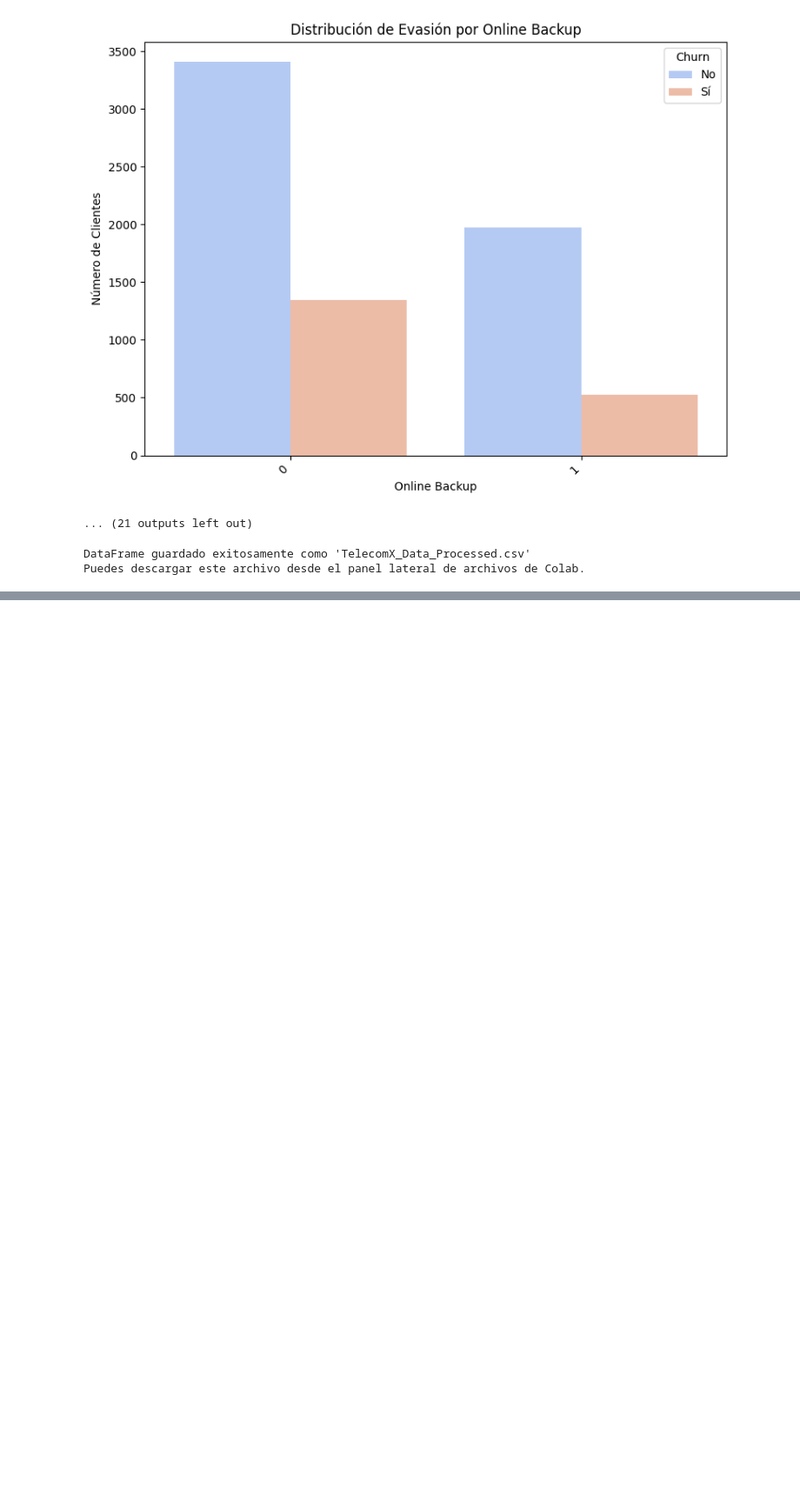
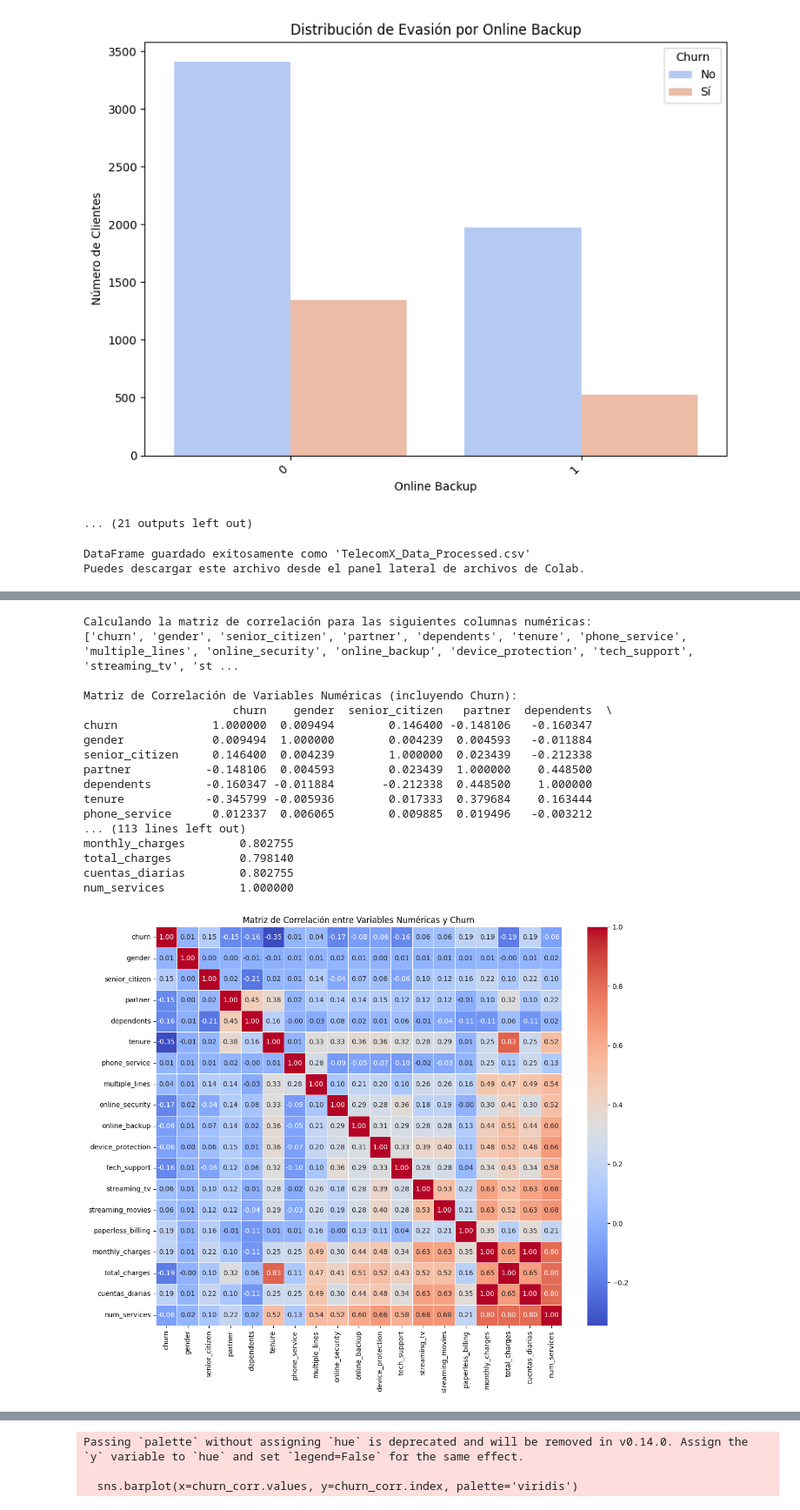
Before and after one commit to juacarato10/Telecom-X-Parte-2, a Jupyter notebook: telecom_parte_2.ipynb, the cells around one changed output, grey strips where cells are left out. Shown at 87% size. Saved outputs shown, nothing was run; the diff lists cells and outputs as text; code cells hidden in the pictures; blank space fills up the shorter version.

```diff
--- a/telecom_parte_2.ipynb
+++ b/telecom_parte_2.ipynb
@@ -445,0 +996,72 @@ print(f"\nDataFrame limpio para modelado guardado como '{output_cleaned_csv_path
+# %%
+import matplotlib.pyplot as plt
+# Calcular la matriz de correlación para columnas numéricas
+# Asegurarse de que 'churn' esté incluida y sea numérica (0/1)
+# Identificar solo las columnas numéricas del DataFrame df_encoded
+numeric_and_churn_cols = df_encoded.select_dtypes(include=['number']).columns.tolist()
+
+# Asegurarse de que 'churn' esté en la lista si es numérica
+if 'churn' in df_encoded.columns and 'churn' not in numeric_and_churn_cols:
+    numeric_and_churn_cols.append('churn')
+
+# Eliminar 'customer_id' si aún está presente y es numérica (aunque ya debería haber sido eliminada)
+if 'customer_id' in numeric_and_churn_cols:
+    numeric_and_churn_cols.remove('customer_id')
+
+if numeric_and_churn_cols:
+    print("\nCalculando la matriz de correlación para las siguientes columnas numéricas:")
+    print(numeric_and_churn_cols)
+
+    correlation_matrix = df_encoded[numeric_and_churn_cols].corr()
+    print("\nMatriz de Correlación de Variables Numéricas (incluyendo Churn):")
+    print(correlation_matrix)
+
+    # Visualizar la matriz de correlación (heatmap)
+    plt.figure(figsize=(12, 10)) # Ajustar tamaño para mejor visualización con más columnas
+    sns.heatmap(correlation_matrix, annot=True, cmap='coolwarm', fmt=".2f", linewidths=.5)
+    plt.title('Matriz de Correlación entre Variables Numéricas y Churn')
+    plt.xticks(rotation=90) # Rotar etiquetas del eje x para mejor legibilidad
+    plt.yticks(rotation=0) # Rotar etiquetas del eje y
+    plt.tight_layout() # Ajustar diseño para evitar solapamiento
+    plt.show()
+
+    # Identificar las correlaciones más altas con 'churn'
+    if 'churn' in correlation_matrix.columns:
+        print("\nCorrelaciones con Churn (ordenadas por valor absoluto):")
+        churn_corr = correlation_matrix['churn'].sort_values(ascending=False)
+        print(churn_corr)
+
+        # Opcional: Visualizar las correlaciones con Churn
+        plt.figure(figsize=(8, 10)) # Ajustar tamaño
+        sns.barplot(x=churn_corr.values, y=churn_corr.index, palette='viridis')
+        plt.title('Correlación de Variables Numéricas con Churn')
+        plt.xlabel('Coeficiente de Correlación')
+        plt.ylabel('Variable')
+        plt.grid(axis='x', linestyle='--', alpha=0.7)
+        plt.tight_layout()
+        plt.show()
+
+    else:
+        print("La columna 'churn' no se encontró en la matriz de correlación.")
+
+else:
+    print("No hay suficientes columnas numéricas (incluyendo 'churn') para calcular y visualizar la matriz de correlación.")
+# %% [output]
+Calculando la matriz de correlación para las siguientes columnas numéricas:
+['churn', 'gender', 'senior_citizen', 'partner', 'dependents', 'tenure', 'phone_service', 'multiple_lines', 'online_security', 'online_backup', 'device_protection', 'tech_support', 'streaming_tv', 'st ...
+
+Matriz de Correlación de Variables Numéricas (incluyendo Churn):
+                      churn    gender  senior_citizen   partner  dependents  \
+churn              1.000000  0.009494        0.146400 -0.148106   -0.160347
+gender             0.009494  1.000000        0.004239  0.004593   -0.011884
+senior_citizen     0.146400  0.004239        1.000000  0.023439   -0.212338
+partner           -0.148106  0.004593        0.023439  1.000000    0.448500
+dependents        -0.160347 -0.011884       -0.212338  0.448500    1.000000
+tenure            -0.345799 -0.005936        0.017333  0.379684    0.163444
+phone_service      0.012337  0.006065        0.009885  0.019496   -0.003212
+... (113 lines left out)
+monthly_charges        0.802755
+total_charges          0.798140
+cuentas_diarias        0.802755
+num_services           1.000000
+[figure, added]
@@ -445,0 +1085,3 @@ print(f"\nDataFrame limpio para modelado guardado como '{output_cleaned_csv_path
+Passing `palette` without assigning `hue` is deprecated and will be removed in v0.14.0. Assign the `y` variable to `hue` and set `legend=False` for the same effect.
+
+  sns.barplot(x=churn_corr.values, y=churn_corr.index, palette='viridis')
```
Also changed, not shown: parts of 17 cells of this notebook.
